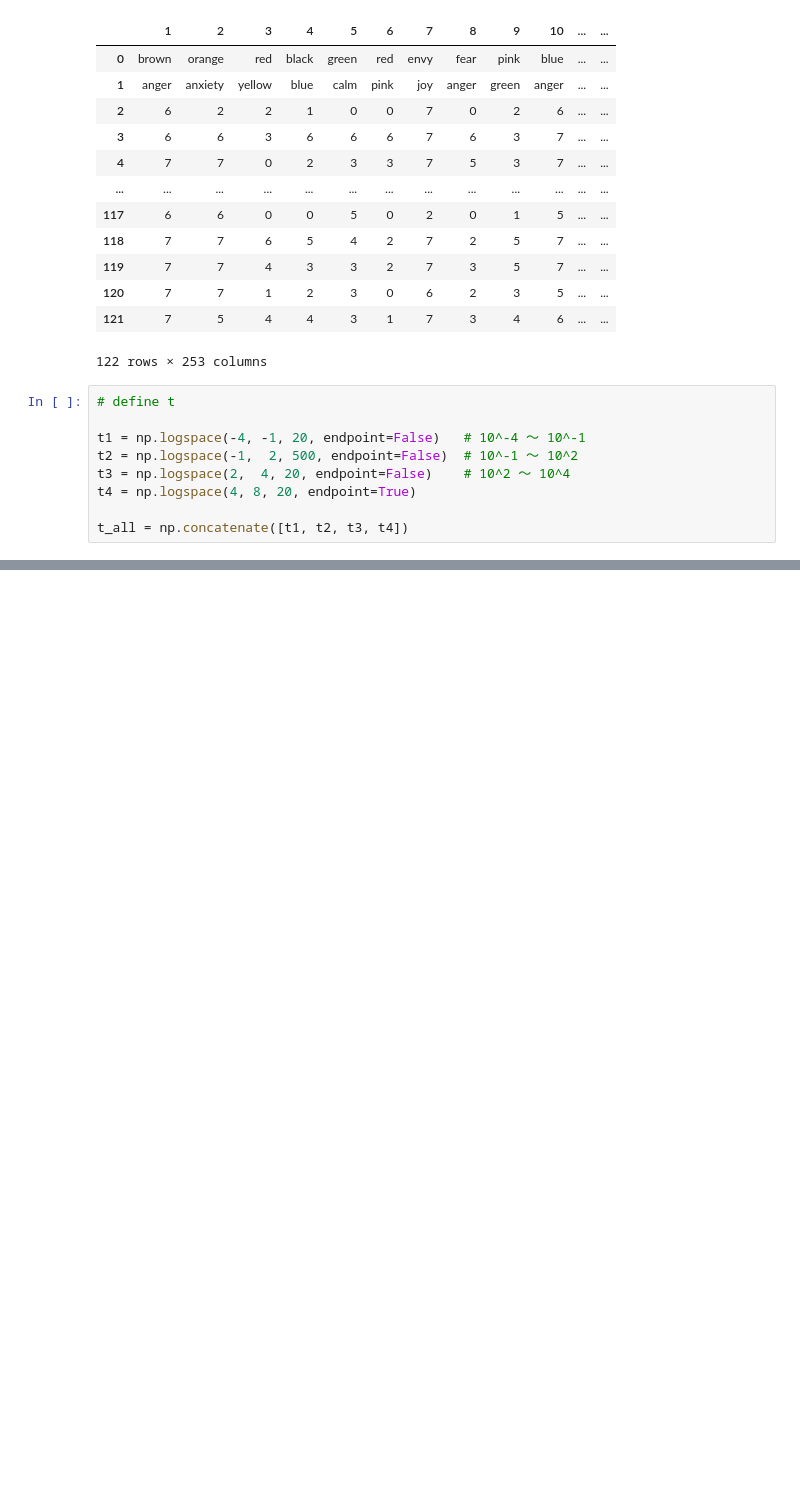
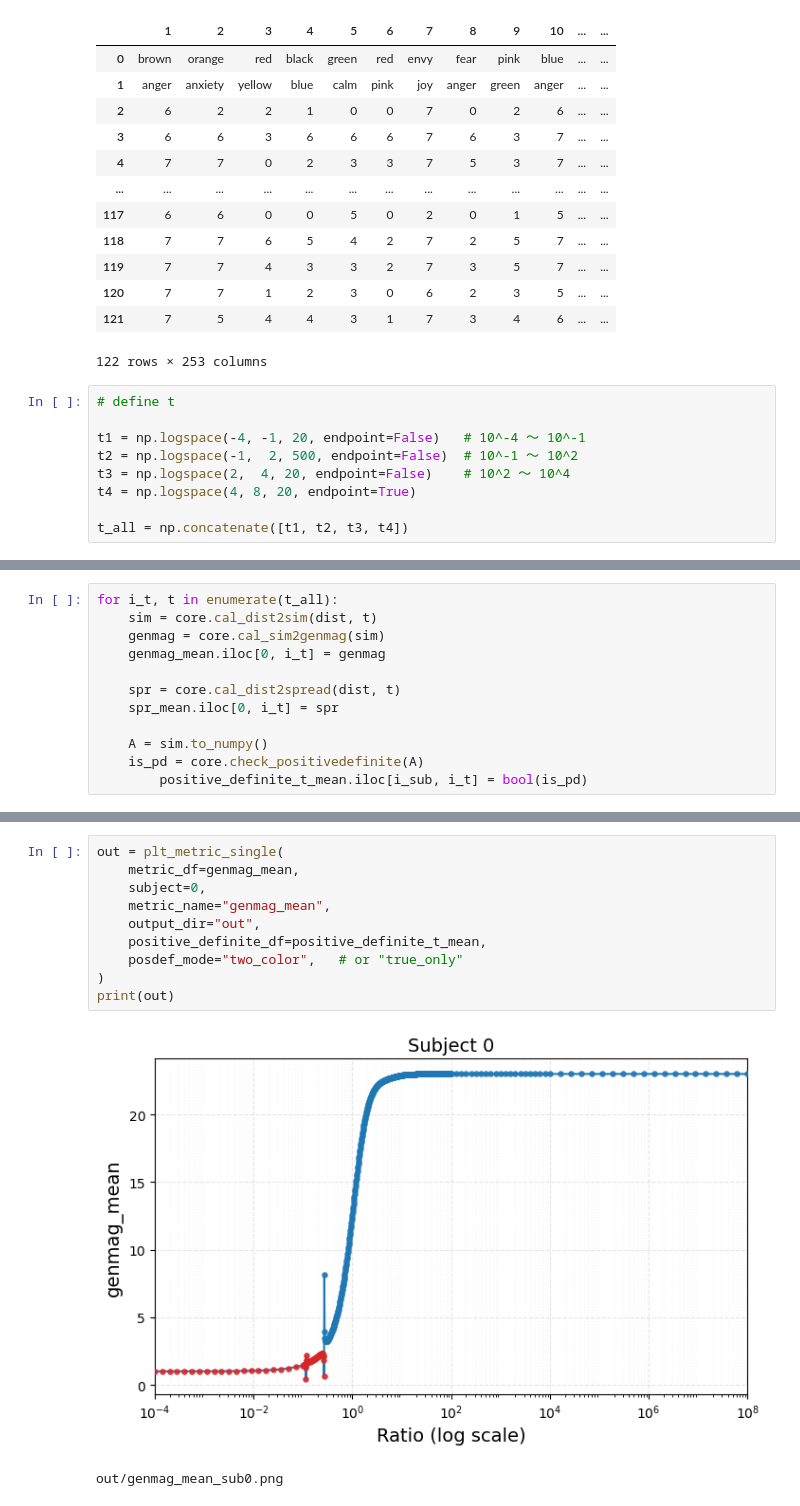
Before and after one commit to k-kyoko/qstr_diversity, a Jupyter notebook: notebooks/calc_allsubs.ipynb, the cells around one changed output, grey strips where cells are left out. Drawn from its saved outputs; the diff is of its cells as text; blank space fills up the shorter version.

```diff
--- a/notebooks/calc_allsubs.ipynb
+++ b/notebooks/calc_allsubs.ipynb
@@ -129,0 +203,12 @@ viz.plt_dissim_heatmap(
+# %%
+for i_t, t in enumerate(t_all):
+    sim = core.cal_dist2sim(dist, t)
+    genmag = core.cal_sim2genmag(sim)
+    genmag_mean.iloc[0, i_t] = genmag
+
+    spr = core.cal_dist2spread(dist, t)
+    spr_mean.iloc[0, i_t] = spr
+
+    A = sim.to_numpy()
+    is_pd = core.check_positivedefinite(A)
+        positive_definite_t_mean.iloc[i_sub, i_t] = bool(is_pd)
@@ -129,0 +233,13 @@ viz.plt_dissim_heatmap(
+# %%
+out = plt_metric_single(
+    metric_df=genmag_mean,
+    subject=0,
+    metric_name="genmag_mean",
+    output_dir="out",
+    positive_definite_df=positive_definite_t_mean,
+    posdef_mode="two_color",   # or "true_only"
+)
+print(out)
+# %% [output]
+[figure, added]
+out/genmag_mean_sub0.png
```
Also changed, not shown: parts of 7 cells of this notebook, 4 other files.
